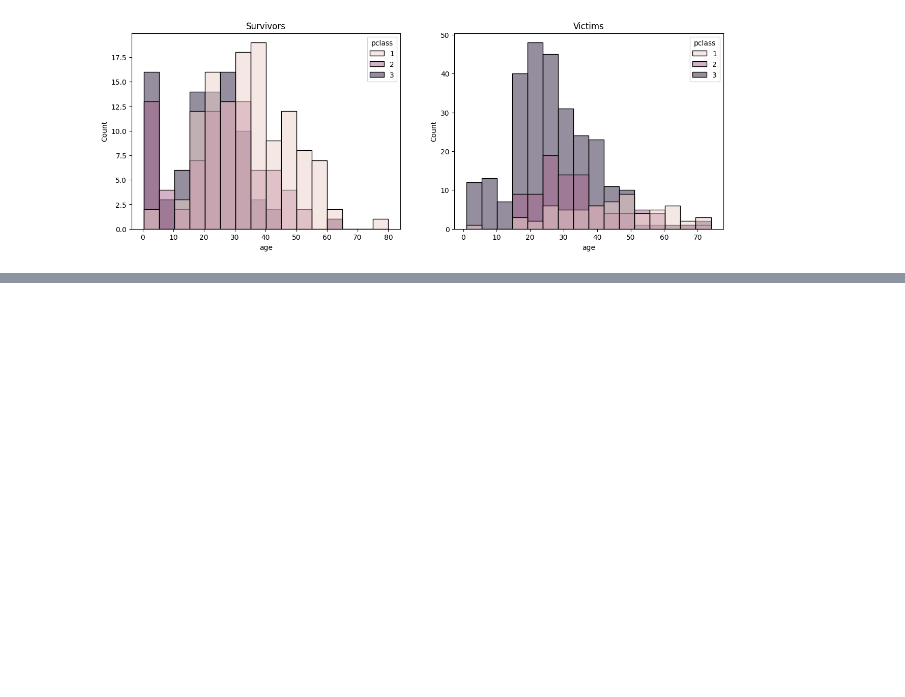
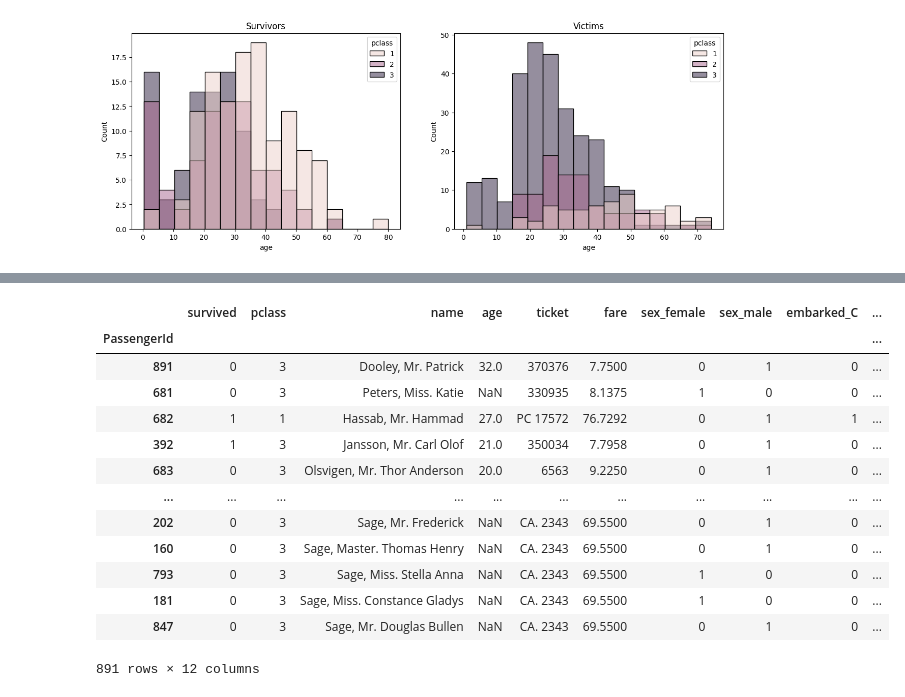
Before and after one commit to RuizLorenzoChavez/practical-ML, a Jupyter notebook: titanic.ipynb, the cells around one changed output, grey strips where cells are left out. Cells and saved outputs as stored; diff of their text form; code cells hidden in the pictures; blank space fills up the shorter version.

```diff
--- a/titanic.ipynb
+++ b/titanic.ipynb
@@ -301,0 +332,20 @@ train_df
+# %%
+#  companion count column
+train_df["companions"] = train_df.sibsp + train_df.parch
+train_df = train_df.drop(columns=["sibsp", "parch"])
+train_df.sort_values("companions")
+# %% [output]
+|  | survived | pclass | name | age | ticket | fare | sex_female | sex_male | embarked_C | ... |
+| PassengerId |  |  |  |  |  |  |  |  |  | ... |
+| 891 | 0 | 3 | Dooley, Mr. Patrick | 32.0 | 370376 | 7.7500 | 0 | 1 | 0 | ... |
+| 681 | 0 | 3 | Peters, Miss. Katie | NaN | 330935 | 8.1375 | 1 | 0 | 0 | ... |
+| 682 | 1 | 1 | Hassab, Mr. Hammad | 27.0 | PC 17572 | 76.7292 | 0 | 1 | 1 | ... |
+| 392 | 1 | 3 | Jansson, Mr. Carl Olof | 21.0 | 350034 | 7.7958 | 0 | 1 | 0 | ... |
+| 683 | 0 | 3 | Olsvigen, Mr. Thor Anderson | 20.0 | 6563 | 9.2250 | 0 | 1 | 0 | ... |
+| ... | ... | ... | ... | ... | ... | ... | ... | ... | ... | ... |
+| 202 | 0 | 3 | Sage, Mr. Frederick | NaN | CA. 2343 | 69.5500 | 0 | 1 | 0 | ... |
+| 160 | 0 | 3 | Sage, Master. Thomas Henry | NaN | CA. 2343 | 69.5500 | 0 | 1 | 0 | ... |
+| 793 | 0 | 3 | Sage, Miss. Stella Anna | NaN | CA. 2343 | 69.5500 | 1 | 0 | 0 | ... |
+| 181 | 0 | 3 | Sage, Miss. Constance Gladys | NaN | CA. 2343 | 69.5500 | 1 | 0 | 0 | ... |
+| 847 | 0 | 3 | Sage, Mr. Douglas Bullen | NaN | CA. 2343 | 69.5500 | 0 | 1 | 0 | ... |
+891 rows × 12 columns
```
Also changed, not shown: parts of 5 cells of this notebook.
